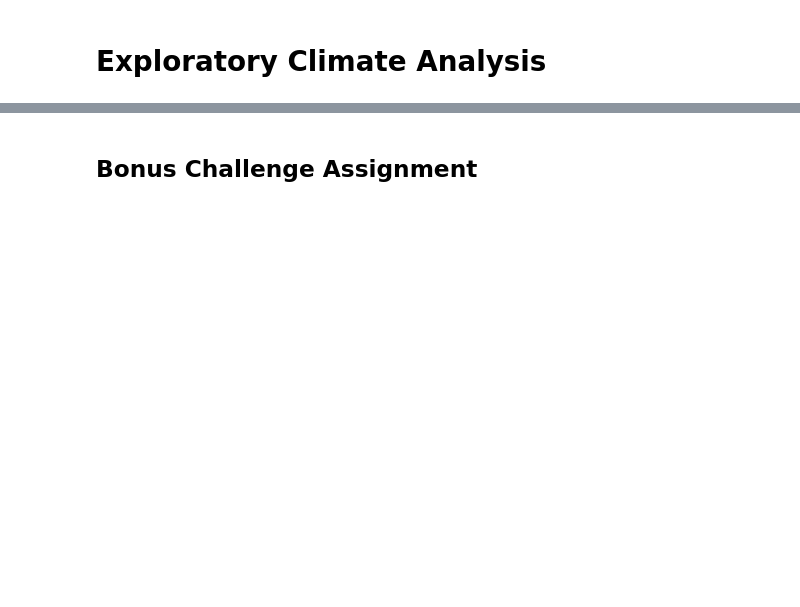
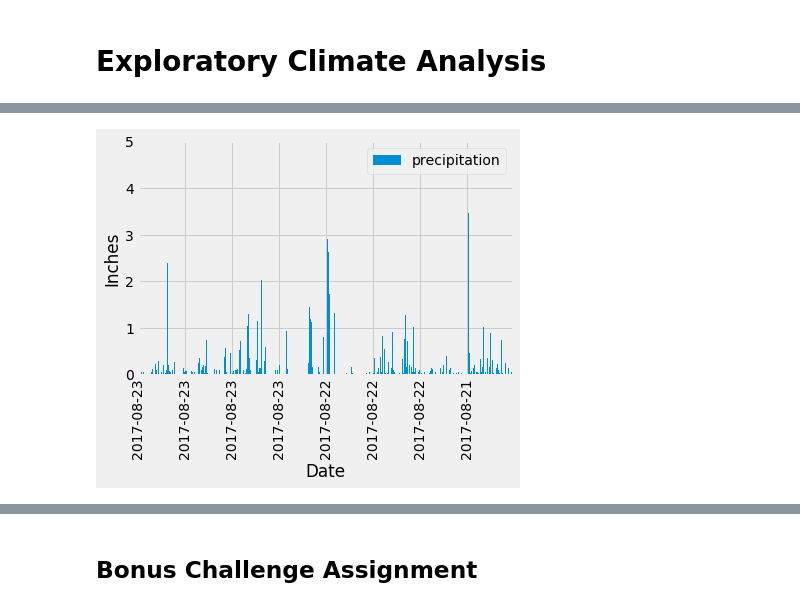
Before and after one commit to trt38/sqlalchemy-challenge, a Jupyter notebook: climate_starter.ipynb, the cells around one changed output, grey strips where cells are left out. Cells and saved outputs as stored; diff of their text form; code cells hidden in the pictures; blank space fills up the shorter version.

```diff
--- a/climate_starter.ipynb
+++ b/climate_starter.ipynb
@@ -41,11 +59,10 @@ Base.classes.keys()
 # Design a query to retrieve the last 12 months of precipitation data and plot the results
 
 # Calculate the date 1 year ago from the last data point in the database
+session.query(Measurement.date).order_by(Measurement.date.desc()).first()
 
-# Perform a query to retrieve the data and precipitation scores
+date = dt.datetime(2017, 8, 23)
 
-# Save the query results as a Pandas DataFrame and set the index to the date column
+year_ago = date - dt.timedelta(days=365)
 
-# Sort the dataframe by date
-
-# Use Pandas Plotting with Matplotlib to plot the data
+year_ago
@@ -51,0 +71,7 @@ Base.classes.keys()
+# %%
+# Perform a query to retrieve the data and precipitation scores
+
+results = session.query(Measurement.date, Measurement.prcp).\
+    filter(Measurement.date <= date).filter(Measurement.date > year_ago).all()
+
+results
@@ -51,0 +96,6 @@ Base.classes.keys()
+# %%
+# Save the query results as a Pandas DataFrame and set the index to the date column
+df = pd.DataFrame(results, columns=['date', 'precipitation'])
+df.set_index('date', inplace=True)
+
+df.head()
@@ -51,0 +110,6 @@ Base.classes.keys()
+# %%
+# Sort the dataframe by date
+
+df.sort_values(by='date', inplace=True, ascending=False)
+
+df.head()
@@ -52 +124,12 @@ Base.classes.keys()
+# %%
+# Use Pandas Plotting with Matplotlib to plot the data
+
+df.plot.bar(width=1)
+plt.xlabel("Date")
+plt.ylabel("Inches")
+plt.ylim(0, 5)
+plt.locator_params(axis='x', nbins=8)
+plt.show()
+# %% [output]
+[figure, added]
 # %%
```
Also changed, not shown: parts of 21 cells of this notebook, 1 other file.
